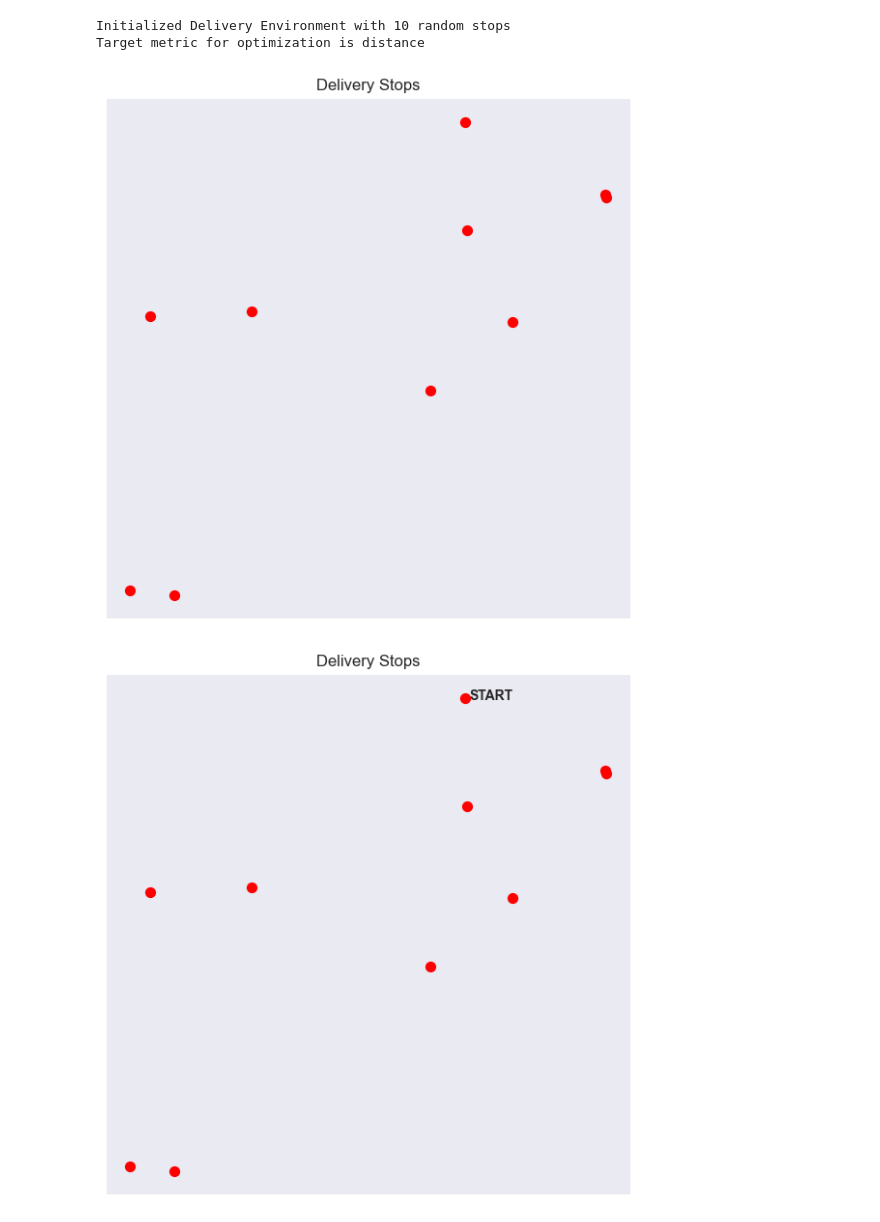
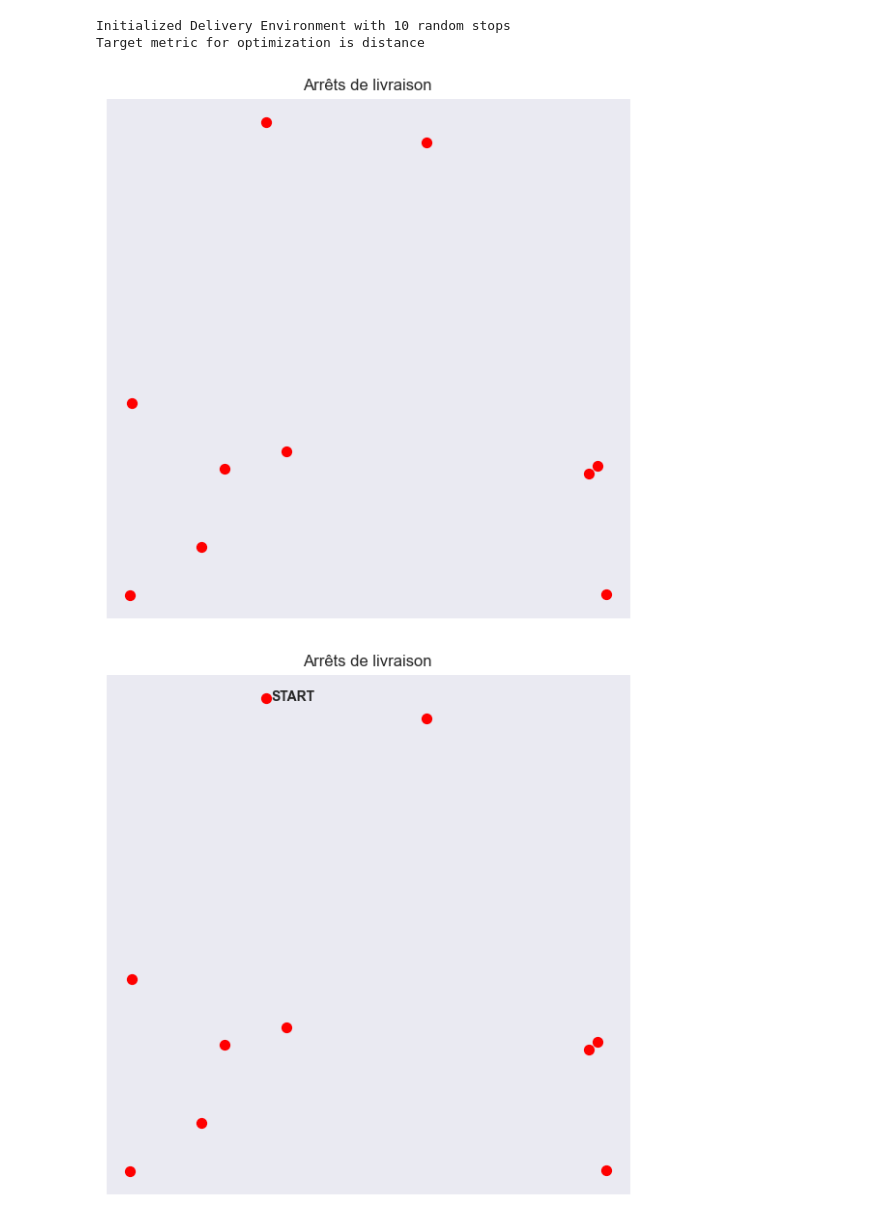
Before and after one commit to yousraattouu/Logistics_optimization, a Jupyter notebook: delivery.ipynb, the cells around one changed output. Cells and saved outputs as stored; diff of their text form; code cells hidden in the pictures.

```diff
--- a/delivery.ipynb
+++ b/delivery.ipynb
@@ -12,15 +14,15 @@ from tqdm import tqdm_notebook
 # %%
 from delivery import *
 # %%
-env = DeliveryEnvironment(n_stops = 10)
+env = DeliveryEnvironment(n_arrets = 10)
 # %% [output]
 Initialized Delivery Environment with 10 random stops
 Target metric for optimization is distance
-[figure, old version]
+[figure, new version]
 # %%
 env.render()
 # %% [output]
-[figure, old version]
+[figure, new version]
 # %%
 env.stops
 # %% [output]
```
Also changed, not shown: parts of 7 cells of this notebook, 1 other file.
